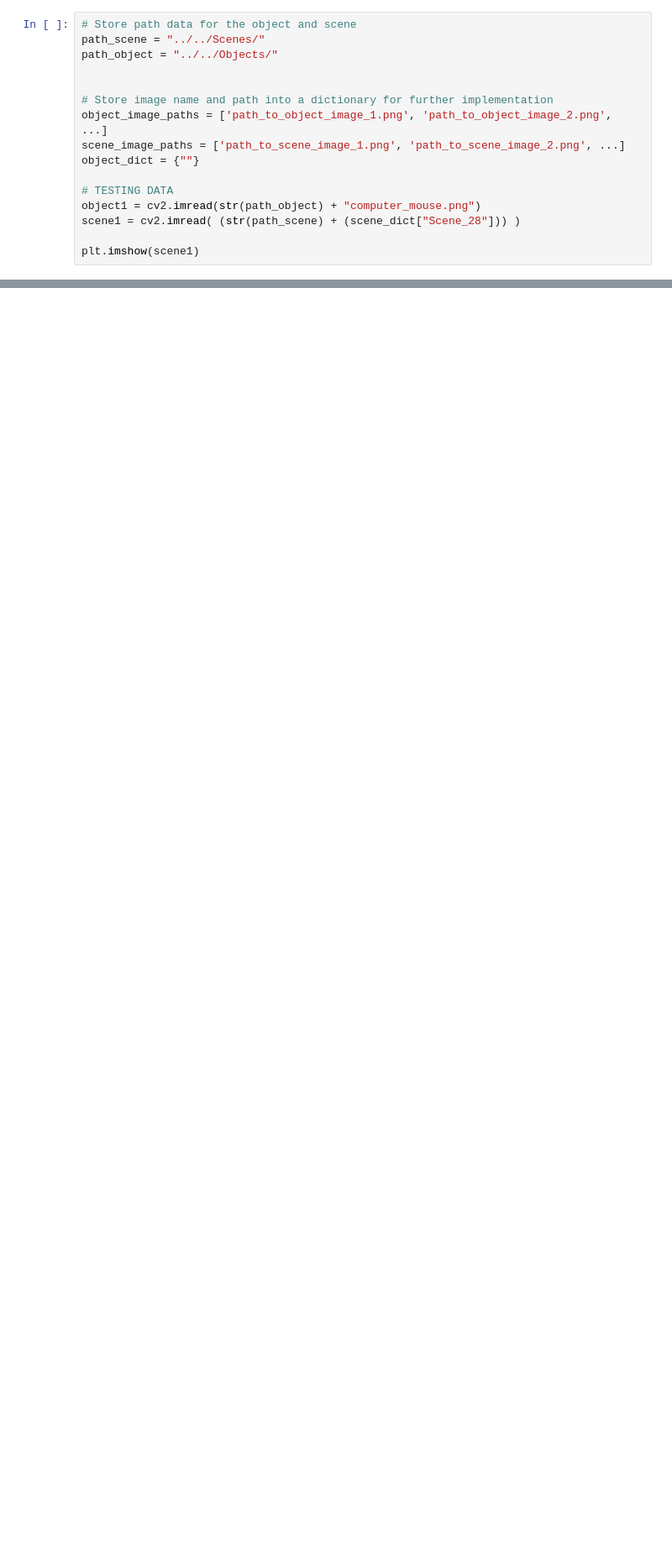
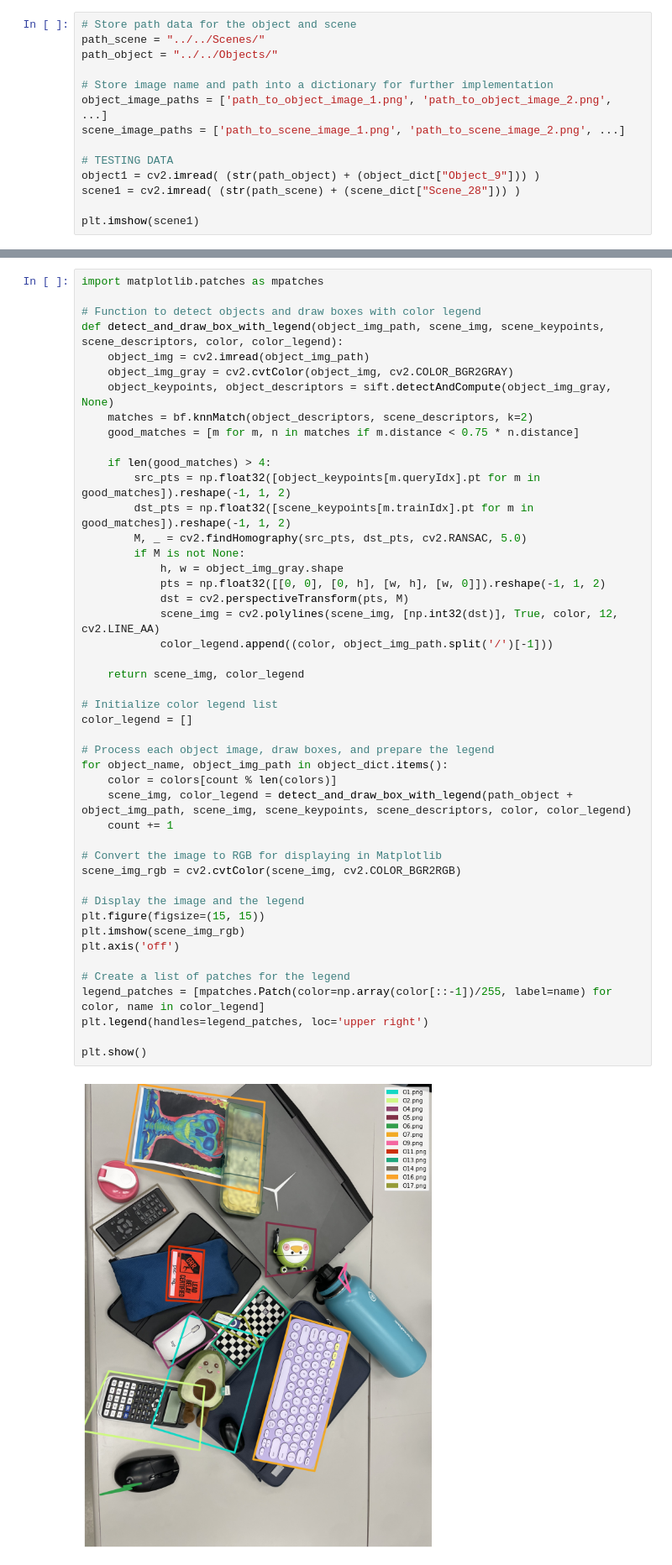
Before and after one commit to UsamaMo/Object-Detection-Model, a Jupyter notebook: Code/Code/Main.ipynb, the cells around one changed output, grey strips where cells are left out. Shown at 84% size. Drawn from its saved outputs; the diff is of its cells as text; blank space fills up the shorter version.

Commit message:
relatively good result on imagee

```diff
--- a/Code/Code/Main.ipynb
+++ b/Code/Code/Main.ipynb
@@ -97,14 +97,12 @@ object_dict = {
 path_scene = "../../Scenes/"
 path_object = "../../Objects/"
 
-
 # Store image name and path into a dictionary for further implementation
 object_image_paths = ['path_to_object_image_1.png', 'path_to_object_image_2.png', ...]
 scene_image_paths = ['path_to_scene_image_1.png', 'path_to_scene_image_2.png', ...]
-object_dict = {""}
 
 # TESTING DATA
-object1 = cv2.imread(str(path_object) + "computer_mouse.png")
+object1 = cv2.imread( (str(path_object) + (object_dict["Object_9"])) )
 scene1 = cv2.imread( (str(path_scene) + (scene_dict["Scene_28"])) )
 
 plt.imshow(scene1)
@@ -317,0 +329,48 @@ error: OpenCV(4.8.0) :-1: error: (-5:Bad argument) in function 'polylines'
+# %%
+import matplotlib.patches as mpatches
+
+# Function to detect objects and draw boxes with color legend
+def detect_and_draw_box_with_legend(object_img_path, scene_img, scene_keypoints, scene_descriptors, color, color_legend):
+    object_img = cv2.imread(object_img_path)
+    object_img_gray = cv2.cvtColor(object_img, cv2.COLOR_BGR2GRAY)
+    object_keypoints, object_descriptors = sift.detectAndCompute(object_img_gray, None)
+    matches = bf.knnMatch(object_descriptors, scene_descriptors, k=2)
+    good_matches = [m for m, n in matches if m.distance < 0.75 * n.distance]
+
+    if len(good_matches) > 4:
+        src_pts = np.float32([object_keypoints[m.queryIdx].pt for m in good_matches]).reshape(-1, 1, 2)
+        dst_pts = np.float32([scene_keypoints[m.trainIdx].pt for m in good_matches]).reshape(-1, 1, 2)
+        M, _ = cv2.findHomography(src_pts, dst_pts, cv2.RANSAC, 5.0)
+        if M is not None:
+            h, w = object_img_gray.shape
+            pts = np.float32([[0, 0], [0, h], [w, h], [w, 0]]).reshape(-1, 1, 2)
+            dst = cv2.perspectiveTransform(pts, M)
+            scene_img = cv2.polylines(scene_img, [np.int32(dst)], True, color, 12, cv2.LINE_AA)
+            color_legend.append((color, object_img_path.split('/')[-1]))
+
+    return scene_img, color_legend
+
+# Initialize color legend list
+color_legend = []
+
+# Process each object image, draw boxes, and prepare the legend
+for object_name, object_img_path in object_dict.items():
+    color = colors[count % len(colors)]
+    scene_img, color_legend = detect_and_draw_box_with_legend(path_object + object_img_path, scene_img, scene_keypoints, scene_descriptors, color, color_legend)
+    count += 1
+
+# Convert the image to RGB for displaying in Matplotlib
+scene_img_rgb = cv2.cvtColor(scene_img, cv2.COLOR_BGR2RGB)
+
+# Display the image and the legend
+plt.figure(figsize=(15, 15))
+plt.imshow(scene_img_rgb)
+plt.axis('off')
+
+# Create a list of patches for the legend
+legend_patches = [mpatches.Patch(color=np.array(color[::-1])/255, label=name) for color, name in color_legend]
+plt.legend(handles=legend_patches, loc='upper right')
+
+plt.show()
+# %% [output]
+[figure, added]
```
Also changed, not shown: parts of 2 cells of this notebook.
